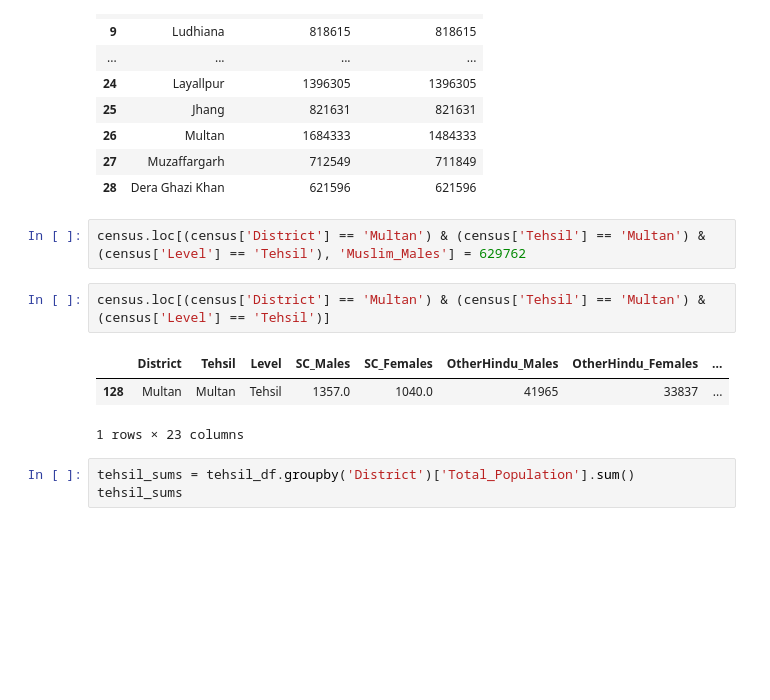
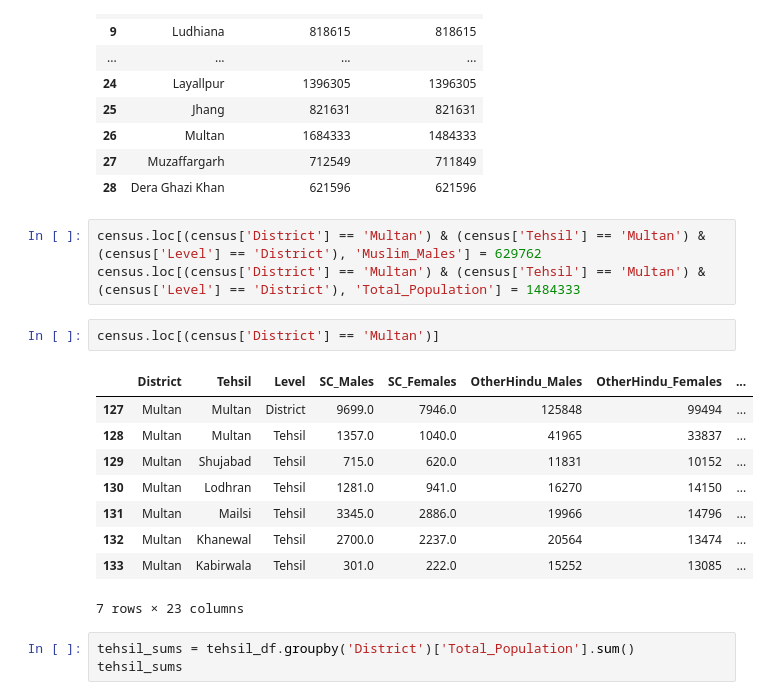
Before and after one commit to prabh9050/the-line-and-the-ledger, a Jupyter notebook: notebooks/01_EDA.ipynb, the cells around one changed output. Cells and saved outputs as stored; diff of their text form; blank space fills up the shorter version.

Commit message:
Correct Multan district, Muslim_Male OCR error

```diff
--- a/notebooks/01_EDA.ipynb
+++ b/notebooks/01_EDA.ipynb
@@ -211,13 +211,20 @@ comparison
 | 27 | Muzaffargarh | 712549 | 711849 |
 | 28 | Dera Ghazi Khan | 621596 | 621596 |
 # %%
-census.loc[(census['District'] == 'Multan') & (census['Tehsil'] == 'Multan') & (census['Level'] == 'Tehsil'), 'Muslim_Males'] = 629762
+census.loc[(census['District'] == 'Multan') & (census['Tehsil'] == 'Multan') & (census['Level'] == 'District'), 'Muslim_Males'] = 629762
+census.loc[(census['District'] == 'Multan') & (census['Tehsil'] == 'Multan') & (census['Level'] == 'District'), 'Total_Population'] = 1484333
 # %%
-census.loc[(census['District'] == 'Multan') & (census['Tehsil'] == 'Multan') & (census['Level'] == 'Tehsil')]
+census.loc[(census['District'] == 'Multan')]
 # %% [output]
 |  | District | Tehsil | Level | SC_Males | SC_Females | OtherHindu_Males | OtherHindu_Females | ... |
+| 127 | Multan | Multan | District | 9699.0 | 7946.0 | 125848 | 99494 | ... |
 | 128 | Multan | Multan | Tehsil | 1357.0 | 1040.0 | 41965 | 33837 | ... |
+| 129 | Multan | Shujabad | Tehsil | 715.0 | 620.0 | 11831 | 10152 | ... |
+| 130 | Multan | Lodhran | Tehsil | 1281.0 | 941.0 | 16270 | 14150 | ... |
+| 131 | Multan | Mailsi | Tehsil | 3345.0 | 2886.0 | 19966 | 14796 | ... |
+| 132 | Multan | Khanewal | Tehsil | 2700.0 | 2237.0 | 20564 | 13474 | ... |
+| 133 | Multan | Kabirwala | Tehsil | 301.0 | 222.0 | 15252 | 13085 | ... |
-1 rows × 23 columns
+7 rows × 23 columns
 # %%
 tehsil_sums = tehsil_df.groupby('District')['Total_Population'].sum()
 tehsil_sums
```
